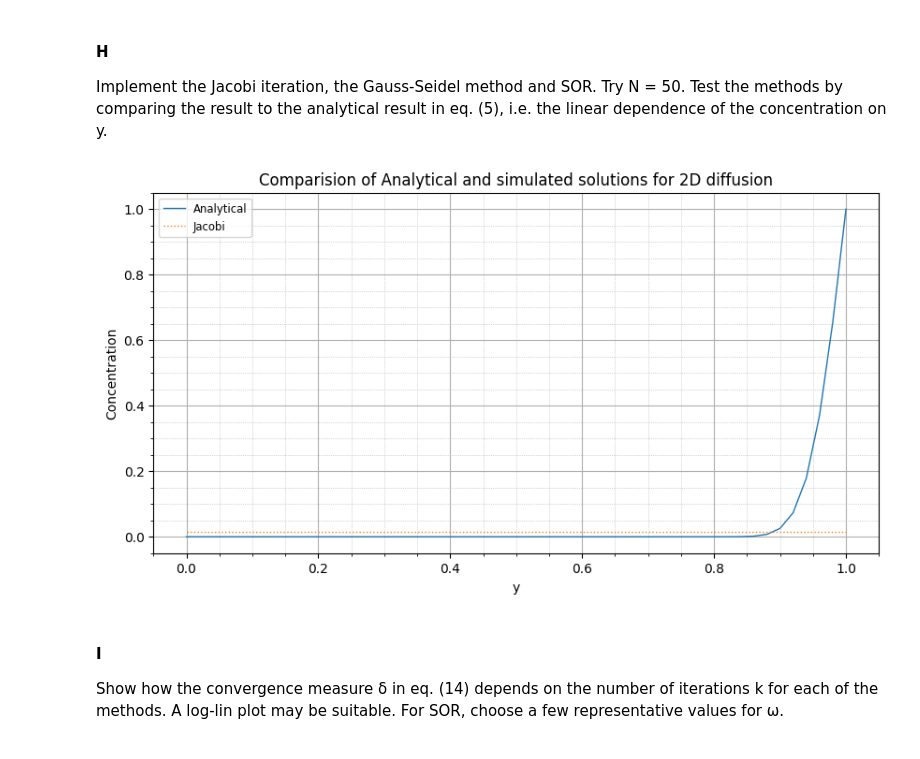
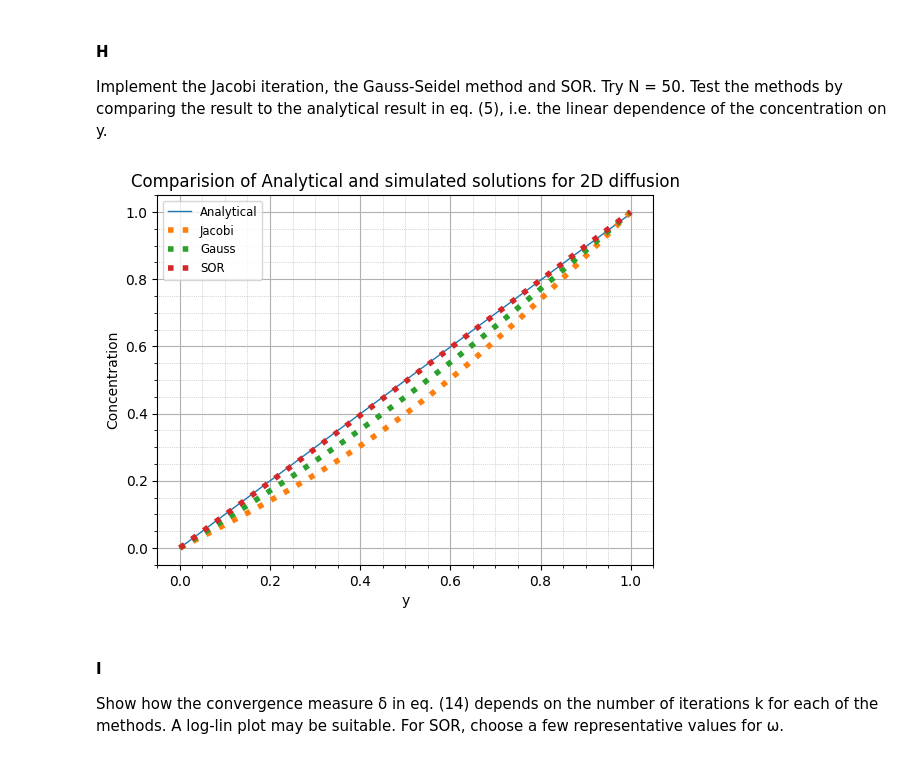
Before and after one commit to shreyaraghavendra/scientific-computing-group2, a Jupyter notebook: set1.ipynb, the cells around one changed output. Drawn from its saved outputs; the diff is of its cells as text; code cells hidden in the pictures.

```diff
--- a/set1.ipynb
+++ b/set1.ipynb
@@ -395,5 +396,5 @@ def simulate_2D_diffusion_gauss_seidel(x_0, epsilon = 10e-5):
 # %%
-gauss, cg = simulate_2D_diffusion_gauss_seidel(x_0.T)
+gauss, cg, k = simulate_2D_diffusion_gauss_seidel(x_0.T)
 
 x = np.linspace(0, L, N+1)
 y = np.linspace(0, L, N+1)
@@ -429,7 +430,7 @@ def simulate_2D_diffusion_SOR(x_0, epsilon = 10e-5, omega=1.85):
     :param omega: The relaxation parameter for SOR.
     """
 
-    time_steps = 3000
+    time_steps = 7000
 
     c = init_concentration_matrix_2d(len(x_0), len(x_0))
     c[:,:] = x_0 # Initial condition at t=0
@@ -457,12 +458,12 @@ def simulate_2D_diffusion_SOR(x_0, epsilon = 10e-5, omega=1.85):
             print(f"Convergence reached at {k} iterations")
             break
         if k == time_steps-1:
-            print(f"No convergence after max time steps {time_steps} and {k} iterations")
+            print(f"No convergence after max time steps {time_steps}")
             break
 
-    return saved_matrices, c
+    return saved_matrices, c, k
 # %%
-sor1, cs1 = simulate_2D_diffusion_SOR(x_0.T, omega=1.80)
+sor1, cs1, k = simulate_2D_diffusion_SOR(x_0.T, omega=1.80)
 
 x = np.linspace(0, L, N+1)
 y = np.linspace(0, L, N+1)
@@ -492,24 +497,27 @@ Implement the Jacobi iteration, the Gauss-Seidel method and SOR. Try N = 50. Tes
 # %%
 y = np.arange(0, L+dx, dx)
-ca = diffusion_2d_analytical(y, 0.001, D, 2)
+ca = diffusion_2d_analytical(y, 1, D, 2)
 # %%
-plt.figure(figsize=(10, 5))
+# plt.figure(figsize=(10, 5))
 
 plt.plot(y, ca, label = 'Analytical', linewidth=1)
-plt.plot(y, cj[1, :], linestyle='dotted', linewidth=1, label='Jacobi')
+plt.plot(y, cj[:, 1], linestyle='dotted', linewidth=4, label='Jacobi')
+plt.plot(y, cg[:, 1], linestyle='dotted', linewidth=4, label='Gauss')
+plt.plot(y, cs1[:, 1], linestyle='dotted', linewidth=4, label='SOR')
+
 # plt.plot(y, gauss[int(0.001/dt)][1, :], linestyle='dotted', linewidth=1, label='Gauss-Siedel')
 # plt.plot(y, sor3[int(0.001/dt)][1, :], linestyle='dotted', linewidth=1, label='Successive Over Relaxation')
 
 plt.legend(fontsize='small')
 plt.ylabel('Concentration')
 plt.xlabel('y')
 plt.title('Comparision of Analytical and simulated solutions for 2D diffusion')
 plt.grid(True)
 plt.minorticks_on()
 plt.grid(which='minor', linestyle=':', linewidth='0.5')
 plt.show()
 # %% [output]
-[figure, old version]
+[figure, new version]
 # %% [markdown]
 #### I
 Show how the convergence measure δ in eq. (14) depends on the number of iterations k for each of the methods. A log-lin plot may be suitable. For SOR, choose a few representative values for ω.
```
Also changed, not shown: parts of 8 cells of this notebook.
